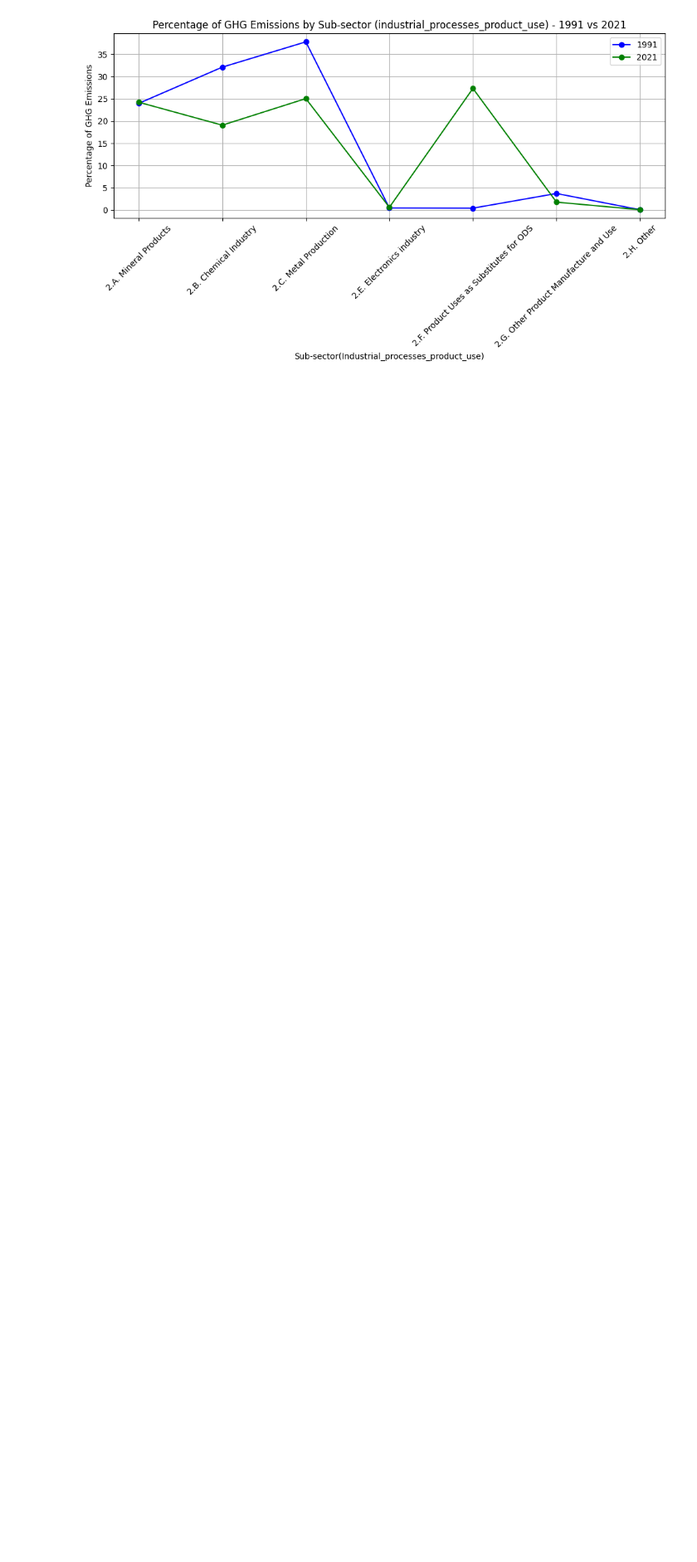
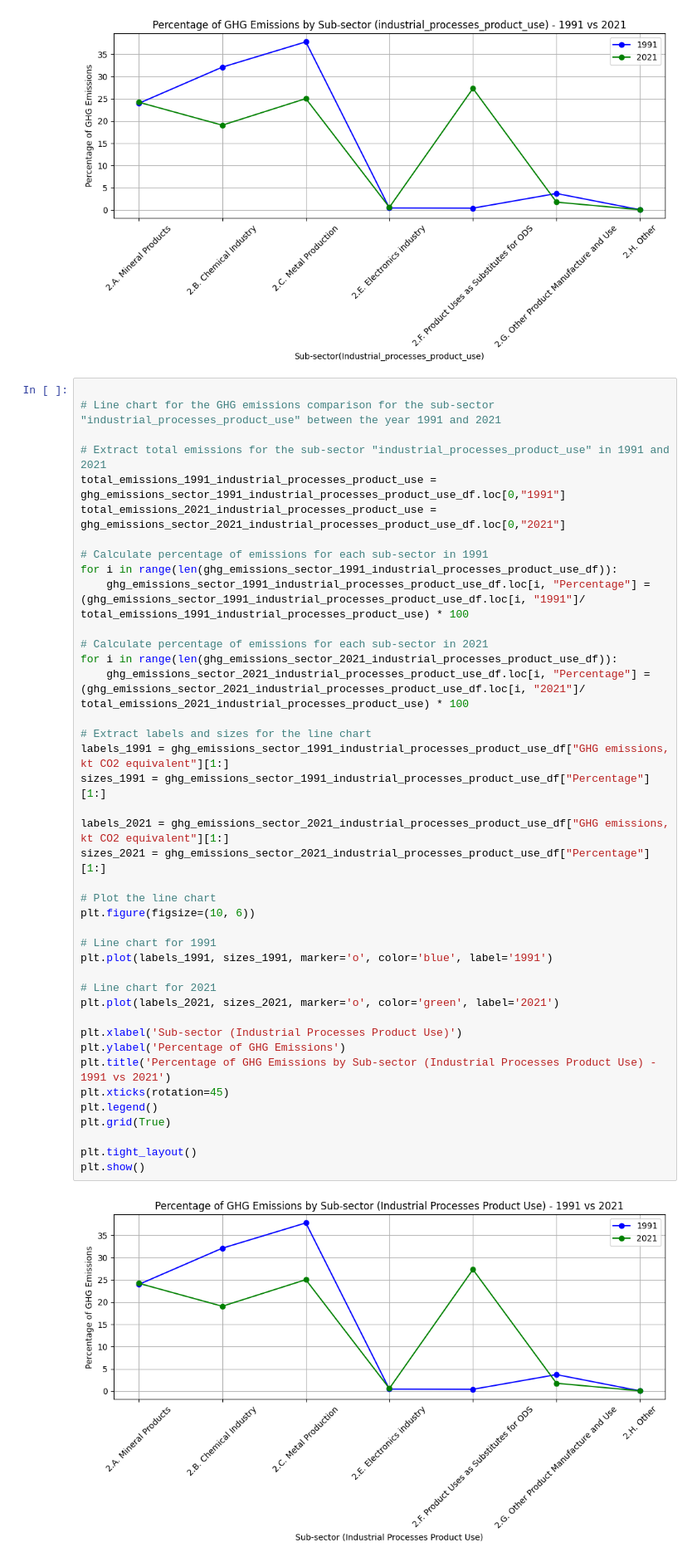
Before and after one commit to ElizabethGLiz/ClimateChangeAnalysis, a Jupyter notebook: green_house_gas_analysis.ipynb, the cells around one changed output. Shown at 83% size. Saved outputs shown, nothing was run; the diff lists cells and outputs as text; blank space fills up the shorter version.

```diff
--- a/green_house_gas_analysis.ipynb
+++ b/green_house_gas_analysis.ipynb
@@ -562,6 +563,49 @@ plt.tight_layout()
 plt.show()
 # %% [output]
 [figure]
+# %%
+
+# Line chart for the GHG emissions comparison for the sub-sector "industrial_processes_product_use" between the year 1991 and 2021
+
+# Extract total emissions for the sub-sector "industrial_processes_product_use" in 1991 and 2021
+total_emissions_1991_industrial_processes_product_use = ghg_emissions_sector_1991_industrial_processes_product_use_df.loc[0,"1991"]
+total_emissions_2021_industrial_processes_product_use = ghg_emissions_sector_2021_industrial_processes_product_use_df.loc[0,"2021"]
+
+# Calculate percentage of emissions for each sub-sector in 1991
+for i in range(len(ghg_emissions_sector_1991_industrial_processes_product_use_df)):
+    ghg_emissions_sector_1991_industrial_processes_product_use_df.loc[i, "Percentage"] = (ghg_emissions_sector_1991_industrial_processes_product_use_df.loc[i, "1991"]/ total_emissions_1991_industrial_processes_product_use) * 100
+
+# Calculate percentage of emissions for each sub-sector in 2021
+for i in range(len(ghg_emissions_sector_2021_industrial_processes_product_use_df)):
+    ghg_emissions_sector_2021_industrial_processes_product_use_df.loc[i, "Percentage"] = (ghg_emissions_sector_2021_industrial_processes_product_use_df.loc[i, "2021"]/ total_emissions_2021_industrial_processes_product_use) * 100
+
+# Extract labels and sizes for the line chart
+labels_1991 = ghg_emissions_sector_1991_industrial_processes_product_use_df["GHG emissions, kt CO2 equivalent"][1:]
+sizes_1991 = ghg_emissions_sector_1991_industrial_processes_product_use_df["Percentage"][1:]
+
+labels_2021 = ghg_emissions_sector_2021_industrial_processes_product_use_df["GHG emissions, kt CO2 equivalent"][1:]
+sizes_2021 = ghg_emissions_sector_2021_industrial_processes_product_use_df["Percentage"][1:]
+
+# Plot the line chart
+plt.figure(figsize=(10, 6))
+
+# Line chart for 1991
+plt.plot(labels_1991, sizes_1991, marker='o', color='blue', label='1991')
+
+# Line chart for 2021
+plt.plot(labels_2021, sizes_2021, marker='o', color='green', label='2021')
+
+plt.xlabel('Sub-sector (Industrial Processes Product Use)')
+plt.ylabel('Percentage of GHG Emissions')
+plt.title('Percentage of GHG Emissions by Sub-sector (Industrial Processes Product Use) - 1991 vs 2021')
+plt.xticks(rotation=45)
+plt.legend()
+plt.grid(True)
+
+plt.tight_layout()
+plt.show()
+# %% [output]
+[figure, added]
 # %%
 
 # Create a visualization for the  correlation between Percentage of GHG Emissions by Indudtrial Processes sub-sector (1991 vs 2021)
```
Also changed, not shown: parts of 6 cells of this notebook, 2 other files.
